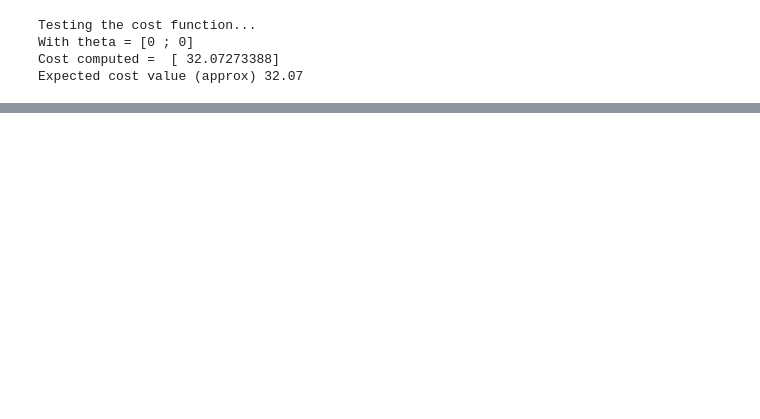
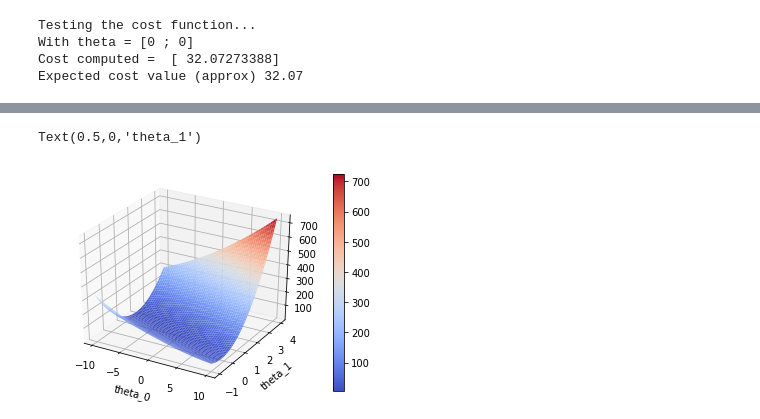
Before and after one commit to haroldjcastillo/ml-test, a Jupyter notebook: python/LinearRegression/OneVariable/execute.ipynb, the cells around one changed output, grey strips where cells are left out. Cells and saved outputs as stored; diff of their text form; code cells hidden in the pictures; blank space fills up the shorter version.

```diff
--- a/python/LinearRegression/OneVariable/execute.ipynb
+++ b/python/LinearRegression/OneVariable/execute.ipynb
@@ -97,0 +122,28 @@ plt.show()
+# %%
+# Grid over which we will calculate J
+theta0_vals = np.linspace(-10, 10, 100)
+theta1_vals = np.linspace(-1, 4, 100)
+
+# initialize J_vals to a matrix of 0's
+J_vals = np.zeros((len(theta0_vals), len(theta1_vals)))
+
+# Fill out J_vals
+for i in range(len(theta0_vals)):
+    for j in range(len(theta1_vals)):
+        t = [[theta0_vals[i]], [theta1_vals[j]]]
+        J_vals[i,j] = computeCost(X, y, t)
+
+# Because of the way meshgrids work in the surf command, we need to
+# transpose J_vals before calling surf, or else the axes will be flipped
+J_vals = np.transpose(J_vals)
+
+fig = plt.figure()
+ax = fig.gca(projection='3d')
+theta0_vals, theta1_vals = np.meshgrid(theta0_vals, theta1_vals)
+surf = ax.plot_surface(theta0_vals, theta1_vals, J_vals, cmap=cm.coolwarm, rstride=2, cstride=2)
+fig.colorbar(surf)
+plt.xlabel('theta_0')
+plt.ylabel('theta_1')
+# %% [output]
+Text(0.5,0,'theta_1')
+[figure, added]
```
Also changed, not shown: parts of 10 cells of this notebook, 1 other file.
